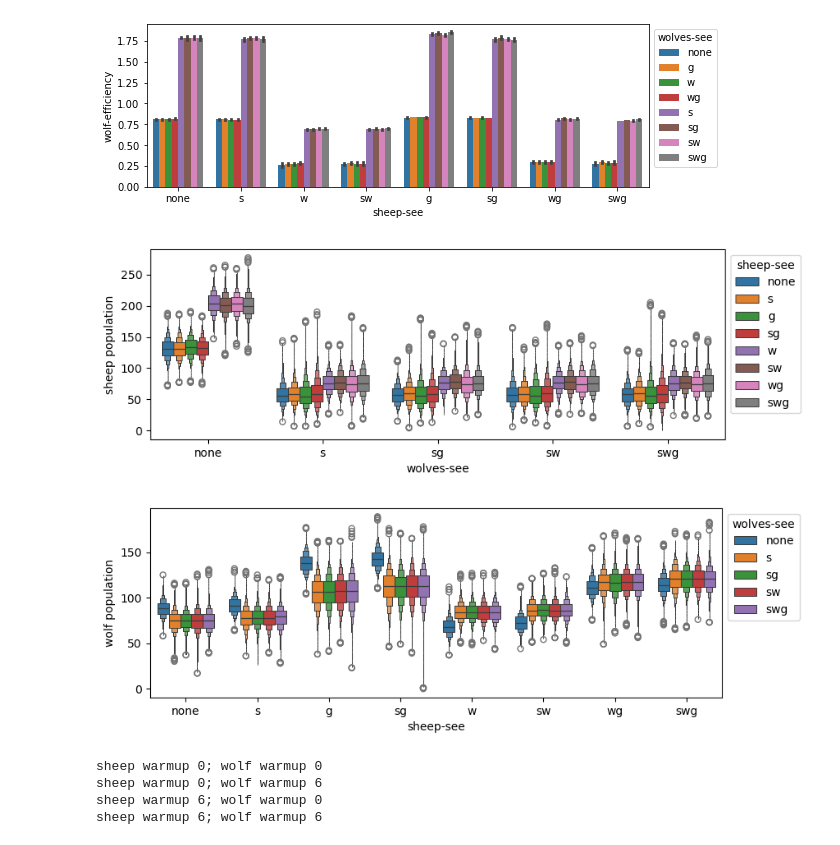
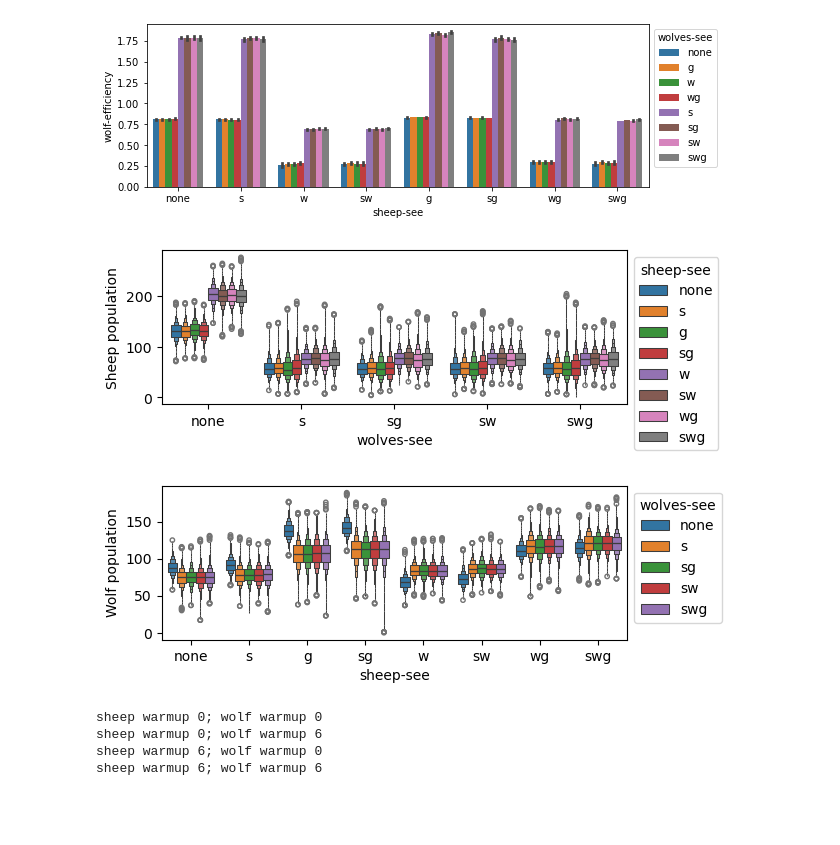
Before and after one commit to qiemem/Wolf-Sheep-Predation-Micro-Sims, a Jupyter notebook: micro-sims-analysis.ipynb, the cells around one changed output. Saved outputs shown, nothing was run; the diff lists cells and outputs as text; code cells hidden in the pictures; blank space fills up the shorter version.

```diff
--- a/micro-sims-analysis.ipynb
+++ b/micro-sims-analysis.ipynb
@@ -582,11 +574,15 @@ perception_sweep = perception_sweep.with_columns(
     [
         sum(
             (
-                pl.when(pl.col(f"{species}-see-{agents}?")).then(agents[0]).otherwise("")
+                pl.when(pl.col(f"{species}-see-{agents}?"))
+                .then(pl.lit(agents[0]))
+                .otherwise(pl.lit(""))
                 for agents in ["sheep", "wolves", "grass"]
             ),
             start=pl.lit(""),
-        ).alias(f"{species}-see").str.replace("^$", "none")
+        )
+        .alias(f"{species}-see")
+        .str.replace("^$", "none")
         for species in ["sheep", "wolves"]
     ]
 )
@@ -713,8 +689,8 @@ wudf = parqify_results(
         sum(
             (
                 pl.when(pl.col(f"{species}-see-{agents}?"))
-                .then(agents[0])
-                .otherwise("")
+                .then(pl.lit(agents[0]))
+                .otherwise(pl.lit(""))
                 for agents in ["sheep", "wolves", "grass"]
             ),
             start=pl.lit(""),
@@ -752,45 +728,46 @@ def plot_pop_dists(
     hue: Tuple[str, List[str]],
     y: Tuple[str, str],
 ) -> Axes:
-    plt.figure(figsize=(9, 3))
+    plt.figure(figsize=(6, 2))
     ax = sns.boxenplot(
-        df.to_pandas(),
+        df,
         x=x[0],
         y=y[0],
         hue=hue[0],
         order=x[1],
         hue_order=hue[1],
-        palette=sns.color_palette(),
+        # palette=sns.color_palette(),
+        flier_kws={"s": 10},
     )
     ax.set_ylabel(y[1])
     sns.move_legend(ax, "upper left", bbox_to_anchor=(1, 1))
     return ax
 
 
 wso_pop = ["none", "s", "sg", "sw", "swg"]
 sso_pop = ["none", "s", "g", "sg", "w", "sw", "wg", "swg"]
 wudf_no_wu = wudf.filter(
     (pl.col("[step]") > 1000)
     & (pl.col("sheep-sim-warmup") == 0)
     & (pl.col("wolf-sim-warmup") == 0)
 )
 plot_pop_dists(
     wudf_no_wu,
     ("wolves-see", wso_pop),
     ("sheep-see", sso_pop),
-    ("count sheep", "sheep population"),
+    ("count sheep", "Sheep population"),
 ).figure.savefig(
     "images/microsims_sees_exp_sheep_pop.png", bbox_inches="tight", dpi=300
 )
 plot_pop_dists(
     wudf_no_wu,
     ("sheep-see", sso_pop),
     ("wolves-see", wso_pop),
-    ("count wolves", "wolf population"),
+    ("count wolves", "Wolf population"),
 ).figure.savefig("images/microsims_sees_exp_wolf_pop.png", bbox_inches="tight", dpi=300)
 # %% [output]
-[figure, old version]
+[figure, new version]
-[figure, old version]
+[figure, new version]
 # %%
 for sheep_wu in wudf["sheep-sim-warmup"].unique():
     for wolf_wu in wudf["wolf-sim-warmup"].unique():
```
Also changed, not shown: parts of 6 cells of this notebook.
